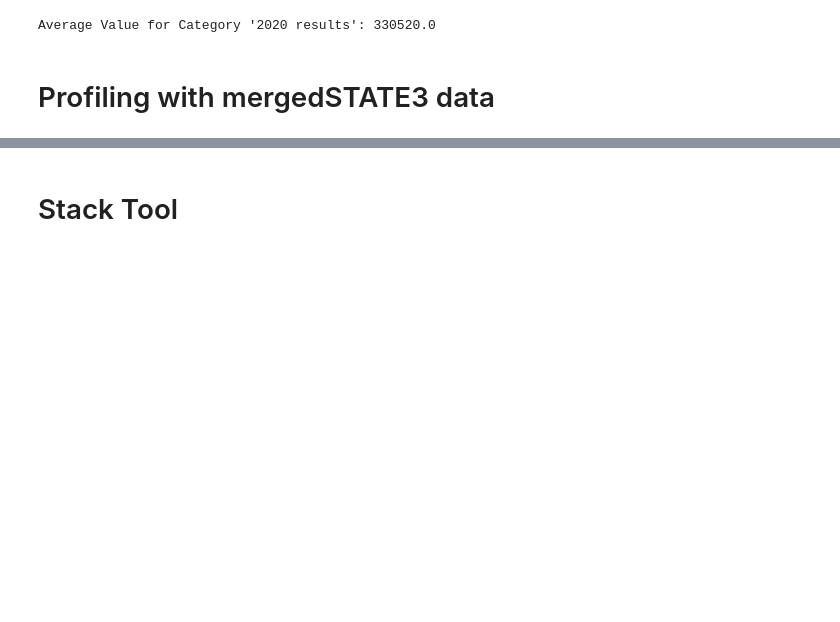
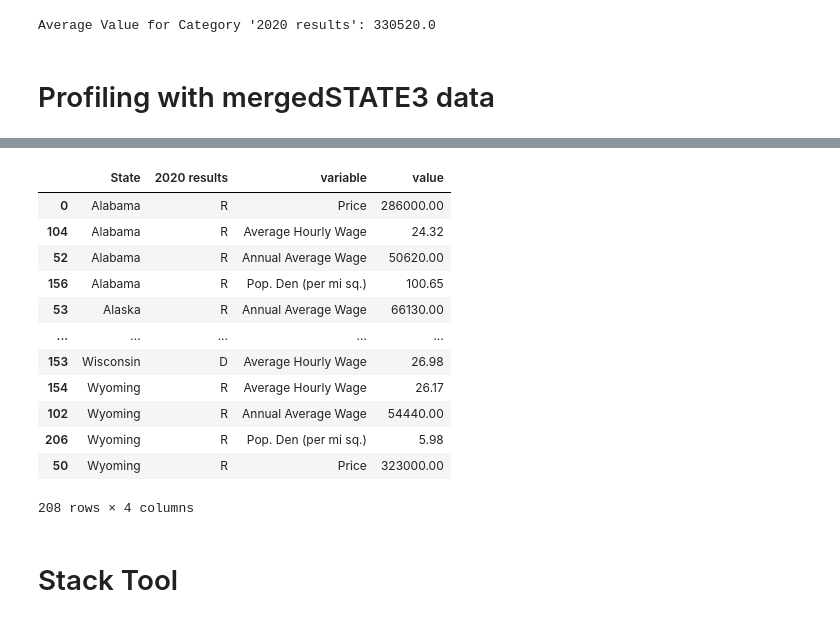
Before and after one commit to jmccahill5/datman, a Jupyter notebook: PS4.ipynb, the cells around one changed output, grey strips where cells are left out. Cells and saved outputs as stored; diff of their text form; code cells hidden in the pictures; blank space fills up the shorter version.

```diff
--- a/PS4.ipynb
+++ b/PS4.ipynb
@@ -479,0 +532,17 @@ ProfileReport(mergedSTATE3, title="State Housing Data")
+# %%
+melted = df.melt(id_vars =['State', '2020 results']) #cols/vars go into new variable col
+melted.sort_values('State')
+# %% [output]
+|  | State | 2020 results | variable | value |
+| 0 | Alabama | R | Price | 286000.00 |
+| 104 | Alabama | R | Average Hourly Wage | 24.32 |
+| 52 | Alabama | R | Annual Average Wage | 50620.00 |
+| 156 | Alabama | R | Pop. Den (per mi sq.) | 100.65 |
+| 53 | Alaska | R | Annual Average Wage | 66130.00 |
+| ... | ... | ... | ... | ... |
+| 153 | Wisconsin | D | Average Hourly Wage | 26.98 |
+| 154 | Wyoming | R | Average Hourly Wage | 26.17 |
+| 102 | Wyoming | R | Annual Average Wage | 54440.00 |
+| 206 | Wyoming | R | Pop. Den (per mi sq.) | 5.98 |
+| 50 | Wyoming | R | Price | 323000.00 |
+208 rows × 4 columns
```
Also changed, not shown: parts of 16 cells of this notebook.
